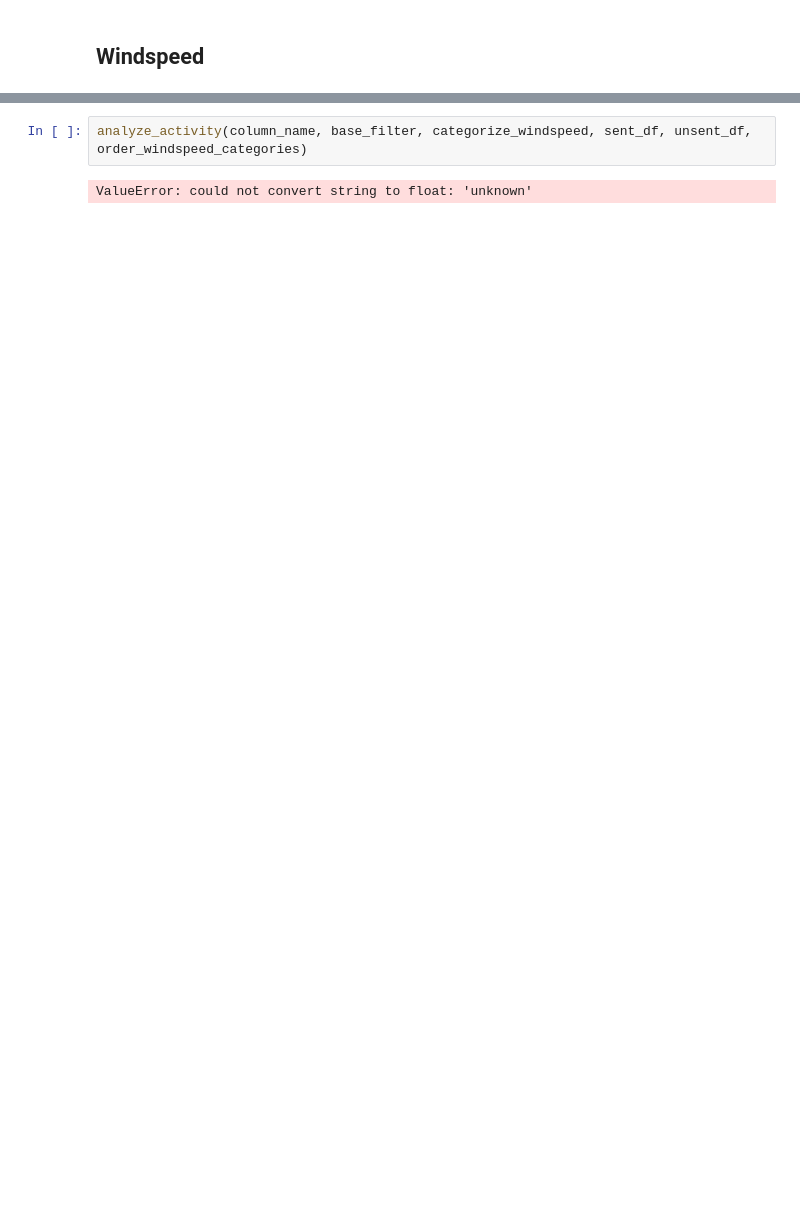
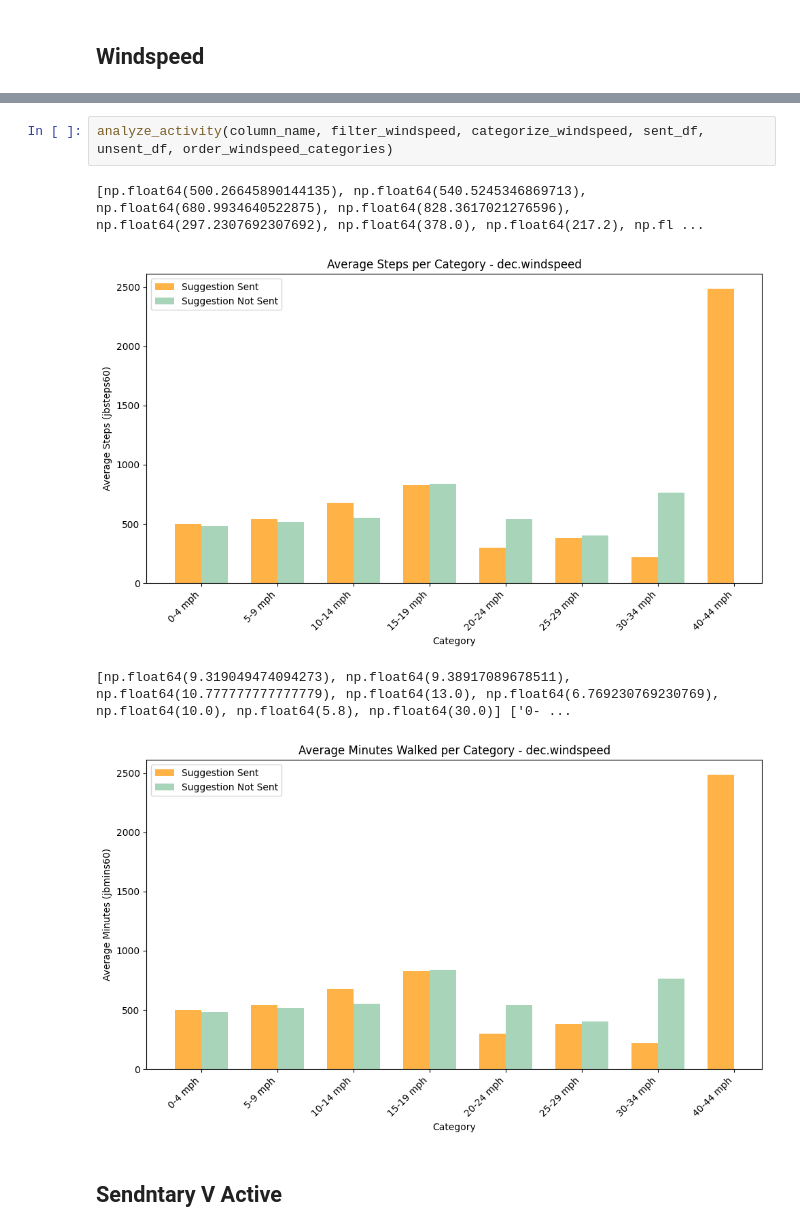
Before and after one commit to jacksoncamp42/ORIE-5160-Midterm-Project, a Jupyter notebook: data_modelling.ipynb, the cells around one changed output, grey strips where cells are left out. Saved outputs shown, nothing was run; the diff lists cells and outputs as text; blank space fills up the shorter version.

```diff
--- a/data_modelling.ipynb
+++ b/data_modelling.ipynb
@@ -189,4 +202,9 @@ SyntaxError: expected ':' (3070932113.py, line 5)
 # %%
-analyze_activity(column_name, base_filter, categorize_windspeed, sent_df, unsent_df, order_windspeed_categories)
+analyze_activity(column_name, filter_windspeed, categorize_windspeed, sent_df, unsent_df, order_windspeed_categories)
 # %% [output]
-ValueError: could not convert string to float: 'unknown'
+[np.float64(500.26645890144135), np.float64(540.5245346869713), np.float64(680.9934640522875), np.float64(828.3617021276596), np.float64(297.2307692307692), np.float64(378.0), np.float64(217.2), np.fl ...
+[figure, added]
+[np.float64(9.319049474094273), np.float64(9.38917089678511), np.float64(10.777777777777779), np.float64(13.0), np.float64(6.769230769230769), np.float64(10.0), np.float64(5.8), np.float64(30.0)] ['0- ...
+[figure, added]
+# %% [markdown]
+## Sendntary V Active
```
Also changed, not shown: parts of 7 cells of this notebook, 3 other files.
